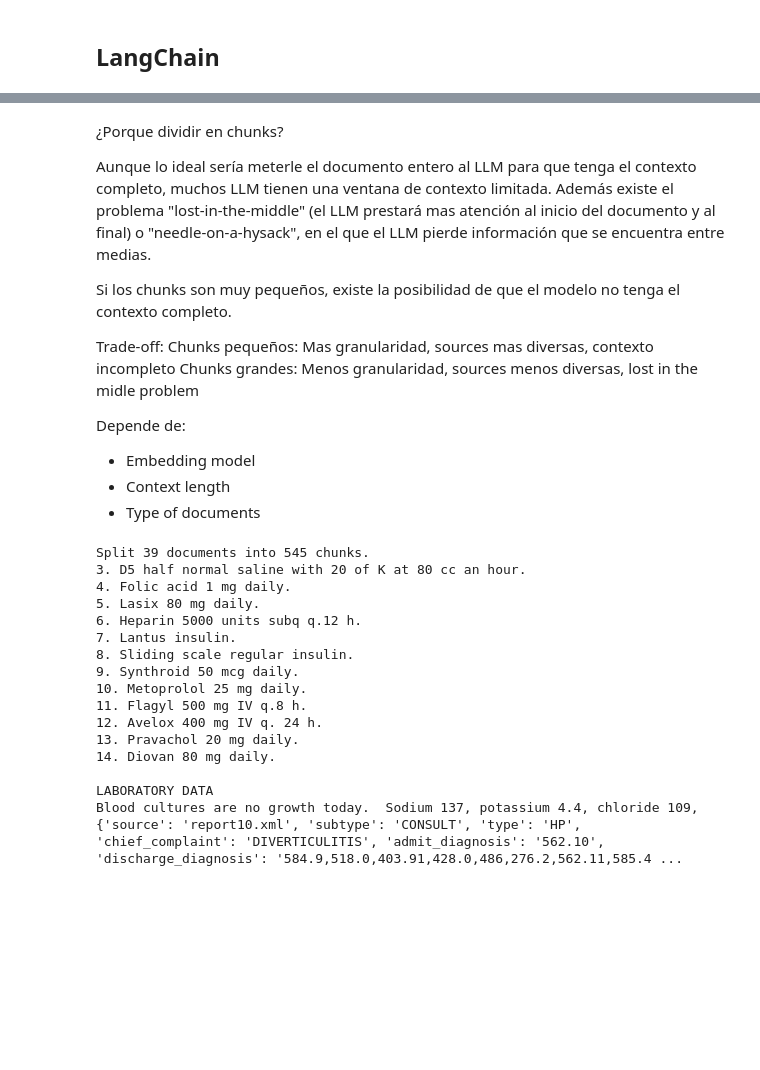
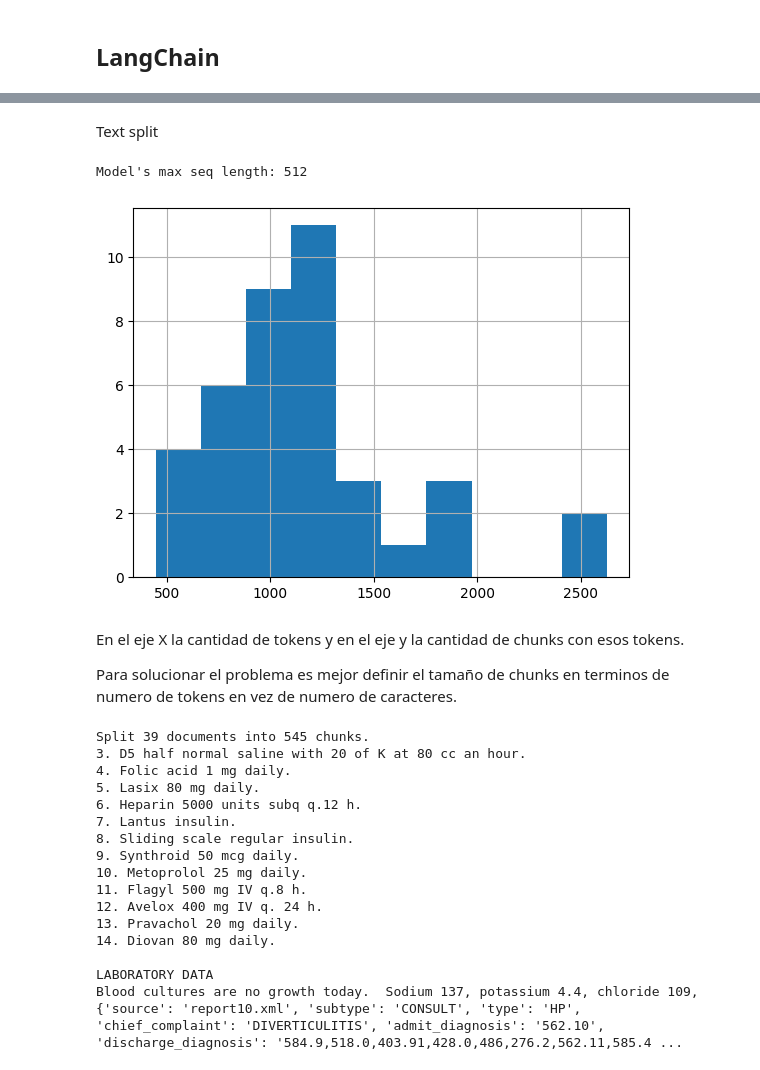
Before and after one commit to MrFat1/RAG-TFG, a Jupyter notebook: RAGS/Llama3/Llama3-RAG-ChromaDB-MedicalReports-Naive.ipynb, the cells around one changed output, grey strips where cells are left out. Saved outputs shown, nothing was run; the diff lists cells and outputs as text; code cells hidden in the pictures; blank space fills up the shorter version.

```diff
--- a/RAGS/Llama3/Llama3-RAG-ChromaDB-MedicalReports-Naive.ipynb
+++ b/RAGS/Llama3/Llama3-RAG-ChromaDB-MedicalReports-Naive.ipynb
@@ -64,2 +123,0 @@ NameError: name 'bnb_config' is not defined
-# %%
-tokenizer = AutoTokenizer.from_pretrained("C:/Users/201902452/Downloads/Meta-Llama-3-8B-Instruct/Meta-Llama-3-8B-Instruct")
@@ -141,21 +182,54 @@ for doc in data:
 # %%
 #documents[1].metadata["subtype"]="TEST"
 #print(documents[7])
-# %% [markdown]
-¿Porque dividir en chunks?
-
-Aunque lo ideal sería meterle el documento entero al LLM para que tenga el contexto completo, muchos LLM tienen una ventana de contexto limitada. Además existe el problema "lost-in-the-middle" (el LLM prestará mas atención al inicio del documento y al final) o "needle-on-a-hysack", en el que el LLM pierde información que se encuentra entre medias.
-
-Si los chunks son muy pequeños, existe la posibilidad de que el modelo no tenga el contexto completo.
-
-Trade-off:
-Chunks pequeños: Mas granularidad, sources mas diversas, contexto incompleto
-Chunks grandes: Menos granularidad, sources menos diversas, lost in the midle problem
-
-Depende de:
-- Embedding model
-- Context length
-- Type of documents
+# %% [markdown]
+Text split
+# %%
+from langchain.vectorstores.chroma import Chroma
+from langchain.embeddings import SentenceTransformerEmbeddings
+from sentence_transformers import SentenceTransformer
+import shutil
+
+embedding_model = "BAAI/bge-small-en-v1.5"
+
+# Clear out the database first if already exists.
+if os.path.exists(CHROMA_PATH):
+    shutil.rmtree(CHROMA_PATH)
+
+# https://huggingface.co/sentence-transformers
+# https://huggingface.co/spaces/mteb/leaderboard
+embeddings = SentenceTransformerEmbeddings(model_name=embedding_model)
+
+print(f"Model's max seq length: {SentenceTransformer('BAAI/bge-small-en-v1.5').max_seq_length}")
+
+# Estos dos parámetros determinarán el tamaño de los chunks
+# Embedding dimensions: 384 (Dimensión de los embeddings en el espacio vectorial)
+# Max tokens: 512 (Max tokens que le puedes meter al modelo de embeddings)
+# %% [output]
+Model's max seq length: 512
+# %%
+import matplotlib.pyplot as plt
+import pandas as pd
+
+# Por defecto, los chunks se dividiran en 2500 caracteres. Al pasarlo a tokens, obtenemos la siguiente gráfica.
+
+def plot_docs_tokens(docs_processed):
+  tokenizer = AutoTokenizer.from_pretrained(embedding_model)
+  lengths = [
+      len(tokenizer.encode(doc.page_content))
+      for doc in docs_processed
+  ]
+
+  fig = pd.Series(lengths).hist()
+  plt.show()
+# %%
+plot_docs_tokens(documents)
+# %% [output]
+[figure, added]
+# %% [markdown]
+En el eje X la cantidad de tokens y en el eje y la cantidad de chunks con esos tokens.
+
+Para solucionar el problema es mejor definir el tamaño de chunks en terminos de numero de tokens en vez de numero de caracteres.
 # %%
 from langchain.text_splitter import RecursiveCharacterTextSplitter
 
```
Also changed, not shown: parts of 19 cells of this notebook.
